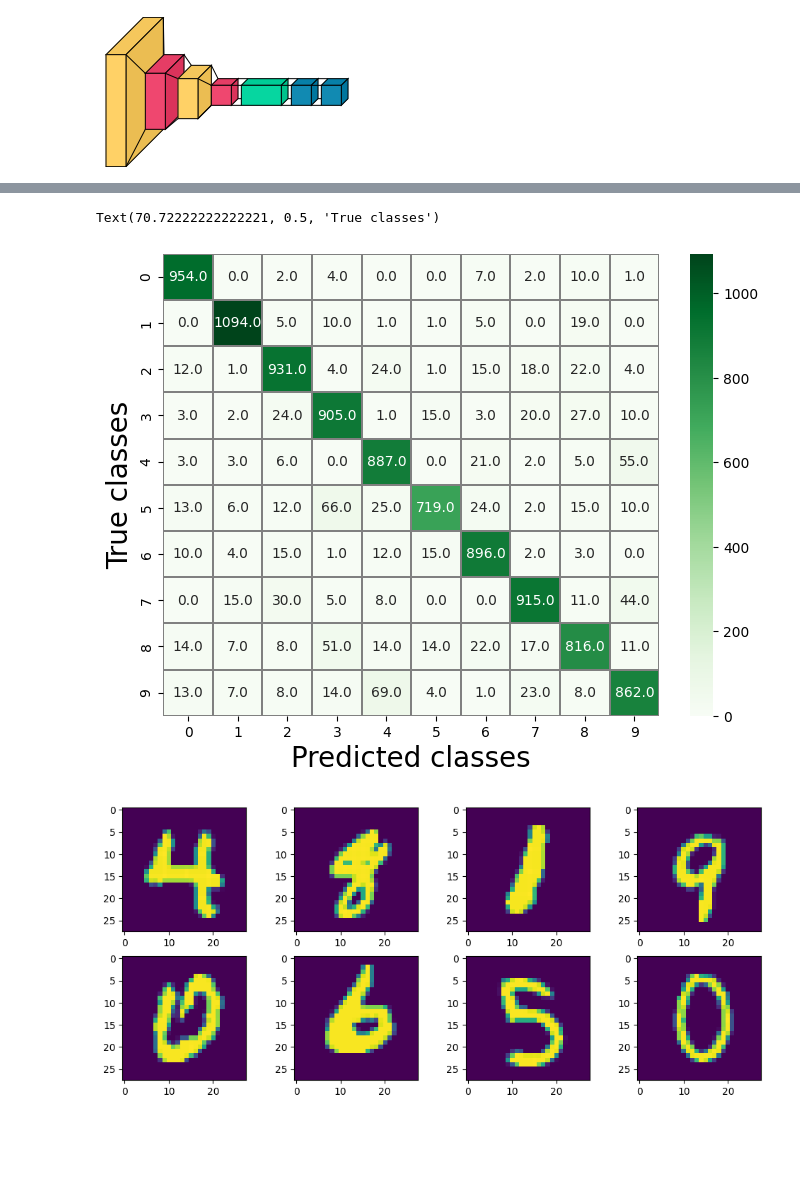
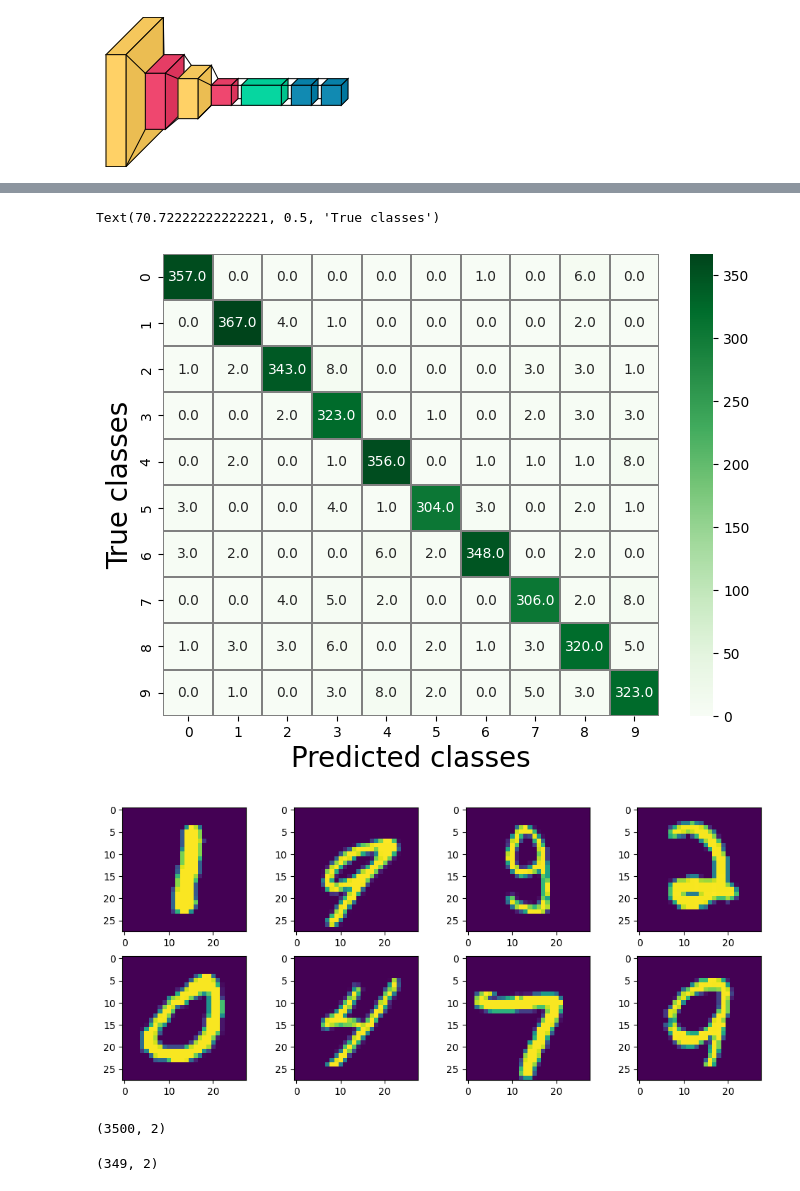
Before and after one commit to oskarkris/MasterOppgave, a Jupyter notebook: Mastern.ipynb, the cells around one changed output, grey strips where cells are left out. Drawn from its saved outputs; the diff is of its cells as text; code cells hidden in the pictures; blank space fills up the shorter version.

```diff
--- a/Mastern.ipynb
+++ b/Mastern.ipynb
@@ -24,4 +26,8 @@ from sklearn.metrics import confusion_matrix
 # %%
 (X_train, Y_train), (X_test, Y_test) = mnist.load_data()
+x = np.concatenate((X_train, X_test))
+y = np.concatenate((Y_train, Y_test))
+train_size = 0.95
+X_train, X_test, Y_train, Y_test = train_test_split(x, y, train_size=train_size)
 print('X_train shape', X_train.shape, 'X_test shape', X_test.shape)
 # %% [output]
@@ -58,7 +64,7 @@ def LeNet():
   model.add(Flatten())
 
   # The first fully connected layer
-  model.add(Dense(120, activation = 'relu'))
+  model.add(Dense(40, activation = 'relu'))
 
   # The output layer
   model.add(Dense(10, activation = 'softmax'))
@@ -68,7 +74,7 @@ def LeNet():
   # we use Stochastic Gradient Descent (SGD) method with learning rate lr = 0.01 to optimize the loss function
   # metric: accuracy
 
-  opt = SGD(learning_rate=0.01)
+  opt = SGD(learning_rate=0.02)
   model.compile(loss = categorical_crossentropy,
                 optimizer = opt,
                 metrics = ['accuracy'])
@@ -123,7 +129,7 @@ def summary_history(history):
   plt.title('Accuracy')
   plt.show()
 
-def train_model(model, X_train, y_train, X_test, y_test, epochs = 2, batch_size = 256):
+def train_model(model, X_train, y_train, X_test, y_test, epochs = 2, batch_size = 128):
   # Rescaling all training and testing data
   X_train, y_train, X_test, y_test = preprocess_data(X_train, y_train, X_test, y_test)
   # Fitting the model on the training set
@@ -152,6 +158,7 @@ visualkeras.layered_view(LeNet_model)
 # %%
 # predict labels for the test set
 y_test_pred = []
+vec_p_list = []
 for i in range(len(X_test)):
   img = X_test[i]
   img = img.reshape(1,28,28,1)
@@ -162,6 +169,7 @@ for i in range(len(X_test)):
   # determine the label corresponding to vector vec_p
   y_p = np.argmax(vec_p)
   y_test_pred.append(y_p)
+  vec_p_list.append(vec_p)
 
 # convert y_test_pred from list to array
 y_test_pred = np.asarray(y_test_pred)
@@ -186,14 +194,14 @@ y_test_pred = np.asarray(y_test_pred)
 # %%
-con_mat = confusion_matrix(y_test, y_test_pred)
+con_mat = confusion_matrix(Y_test, y_test_pred)
 
 plt.figure(figsize = (8,6))
 sns.heatmap(con_mat, linewidths = 0.1, cmap = 'Greens', linecolor = 'gray',
             fmt = '.1f', annot = True)
 plt.xlabel('Predicted classes', fontsize = 20)
 plt.ylabel('True classes', fontsize = 20)
 # %% [output]
 Text(70.72222222222221, 0.5, 'True classes')
-[figure, old version]
+[figure, new version]
 # %%
 plt.figure(figsize = (12,5))
 for i in range(8):
@@ -201,6 +209,6 @@ for i in range(8):
   plt.subplot(240+1+i)
   plt.imshow(X_train[ind])
 # %% [output]
-[figure, old version]
+[figure, new version]
 # %%
 #LeNet_model.save('LeNet_model.keras')
@@ -206,0 +221,15 @@ for i in range(8):
+# %%
+#creating a dataframe from the output of M1
+df = pd.DataFrame()
+df['label'] = Y_test
+df['pred'] = y_test_pred
+df['pred'] = pd.to_numeric(df['pred'], errors='coerce').astype('Int64')
+df['label'] = pd.to_numeric(df['label'], errors='coerce').astype('Int64')
+print(df.shape)
+
+#restricting domain to samples where prediction == 9
+df = df.loc[df['pred'] == 9]
+df.shape
+# %% [output]
+(3500, 2)
+(349, 2)
```
Also changed, not shown: parts of 10 cells of this notebook.
